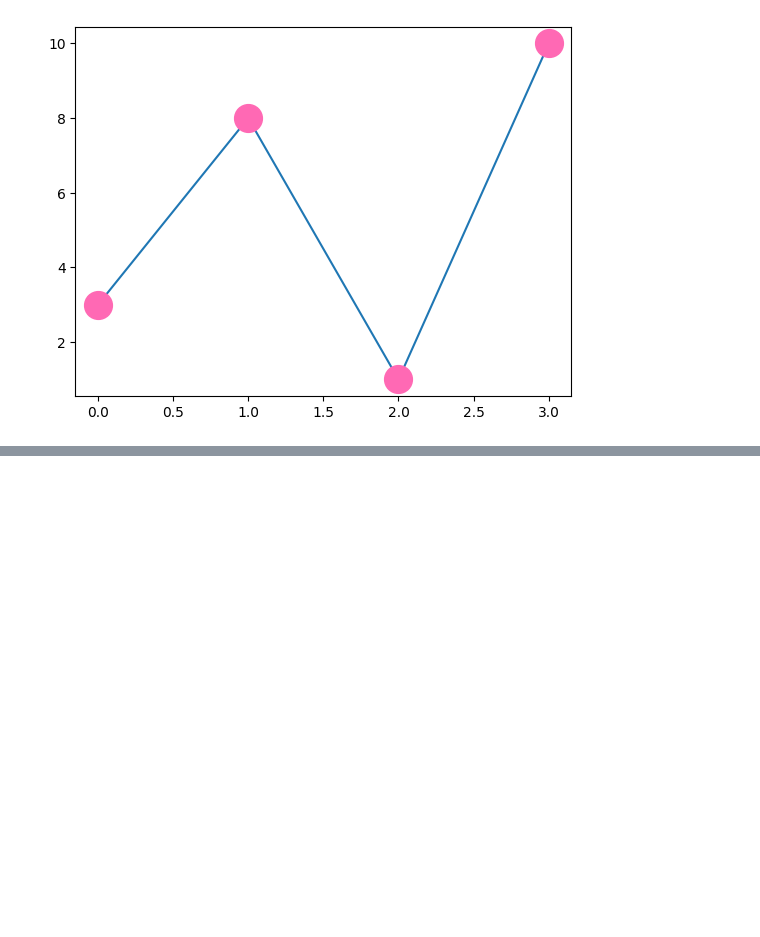
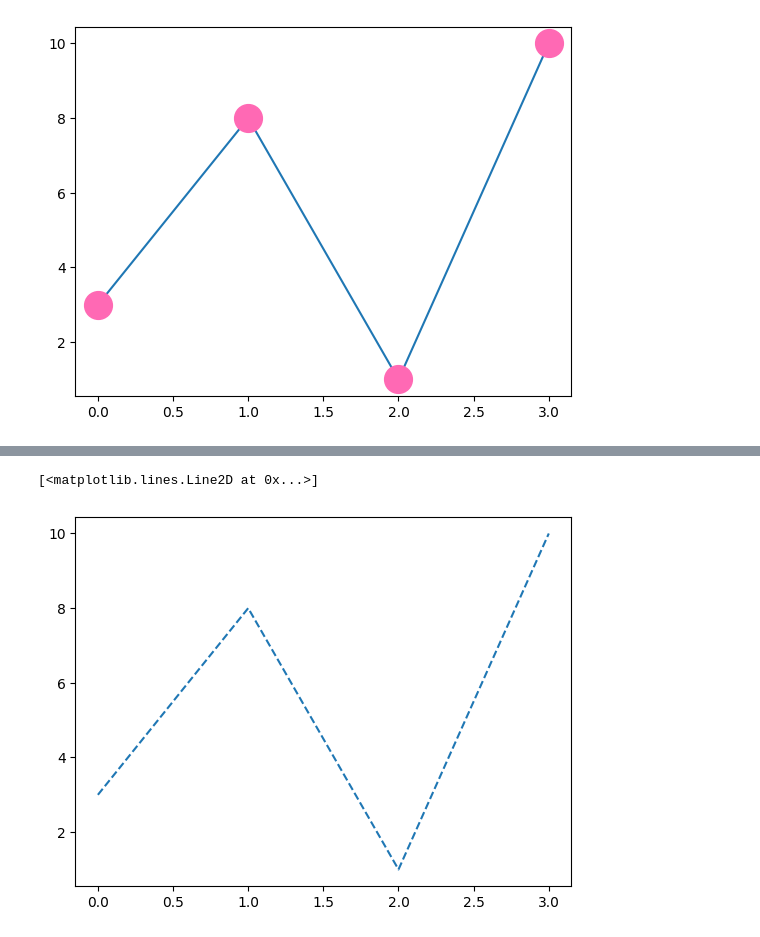
Before and after one commit to Annafi06/Matplotlib-Basics, a Jupyter notebook: Matpotlib.ipynb, the cells around one changed output, grey strips where cells are left out. Saved outputs shown, nothing was run; the diff lists cells and outputs as text; code cells hidden in the pictures; blank space fills up the shorter version.

```diff
--- a/Matpotlib.ipynb
+++ b/Matpotlib.ipynb
@@ -154,0 +168,5 @@ plt.plot(ypoints, marker = 'o', ms = 20, mec = 'hotpink', mfc = 'hotpink')
+# %%
+plt.plot(ypoints, linestyle = 'dashed')
+# %% [output]
+[<matplotlib.lines.Line2D at 0x...>]
+[figure, added]
```
Also changed, not shown: parts of 9 cells of this notebook.
